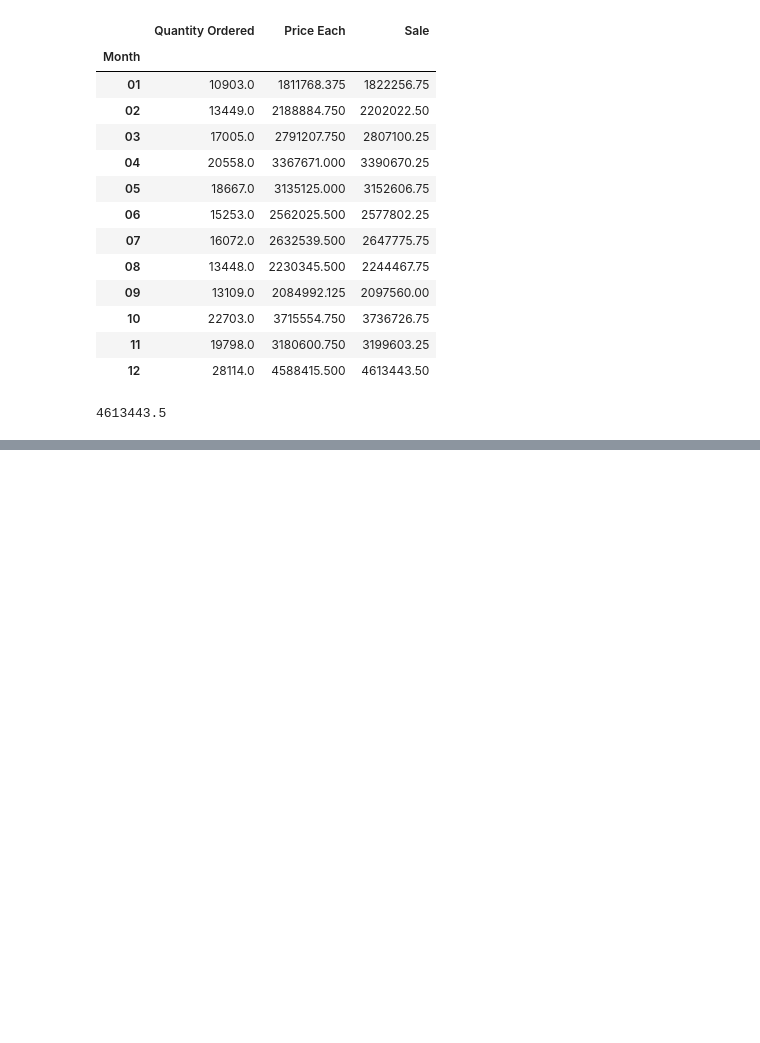
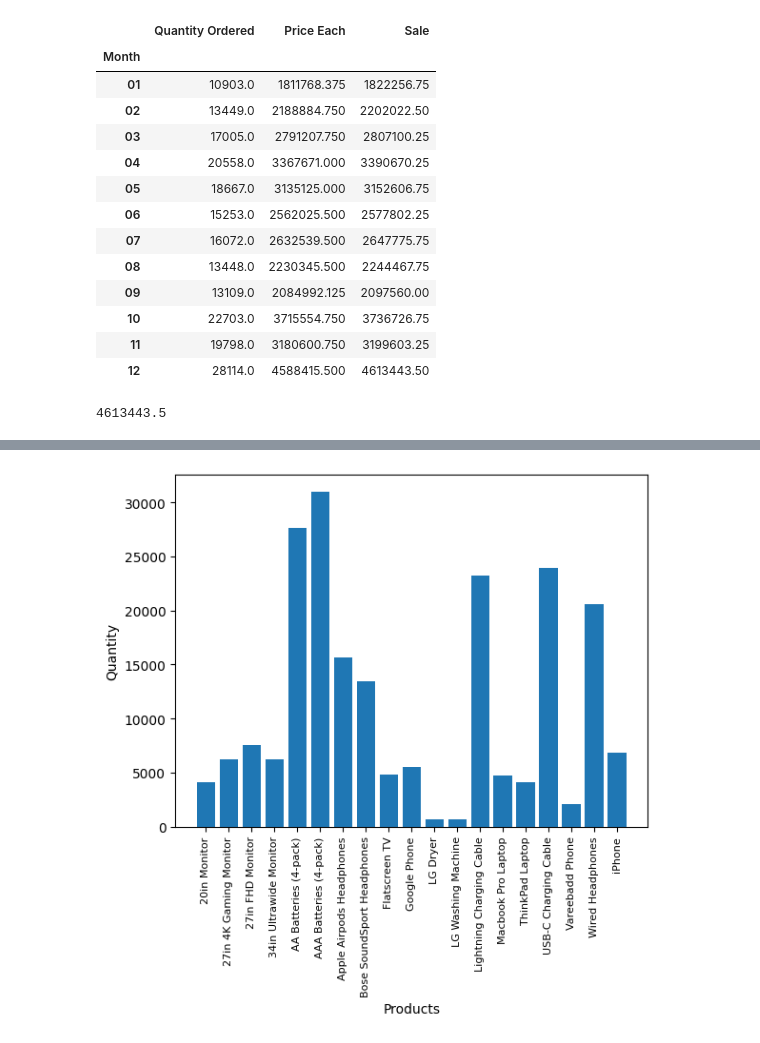
Before and after one commit to namnguyenth/report, a Jupyter notebook: report_vsc.ipynb, the cells around one changed output, grey strips where cells are left out. Cells and saved outputs as stored; diff of their text form; code cells hidden in the pictures; blank space fills up the shorter version.

```diff
--- a/report_vsc.ipynb
+++ b/report_vsc.ipynb
@@ -154,0 +313,15 @@ plt.show()
+# %%
+from itertools import product
+
+
+df.head()
+all_products = df.groupby('Product').sum()['Quantity Ordered'] #Get list product
+
+product_ls = [pd for pd,qty in all_products.items()]
+plt.bar(product_ls, all_products)
+plt.xticks(product_ls, rotation=90, size=8)
+plt.xlabel('Products')
+plt.ylabel('Quantity')
+plt.show()
+# %% [output]
+[figure, added]
```
Also changed, not shown: parts of 22 cells of this notebook.
